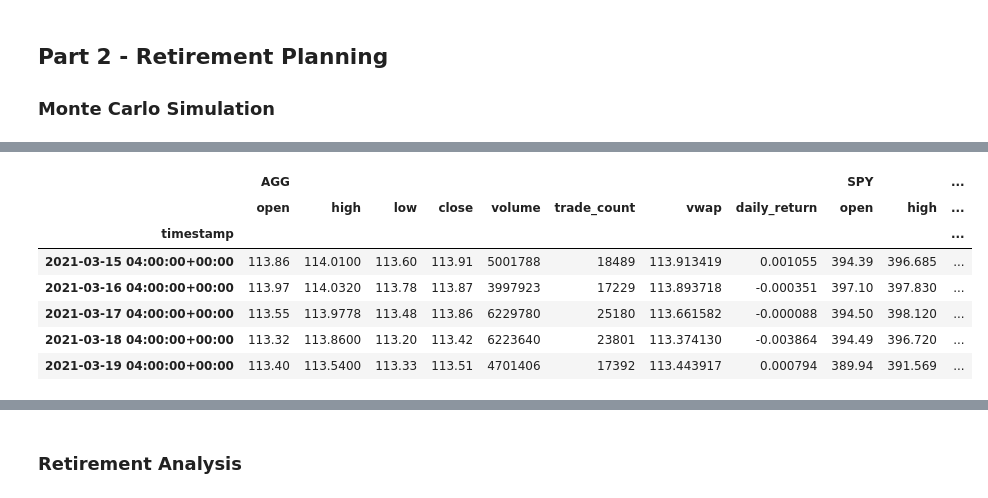
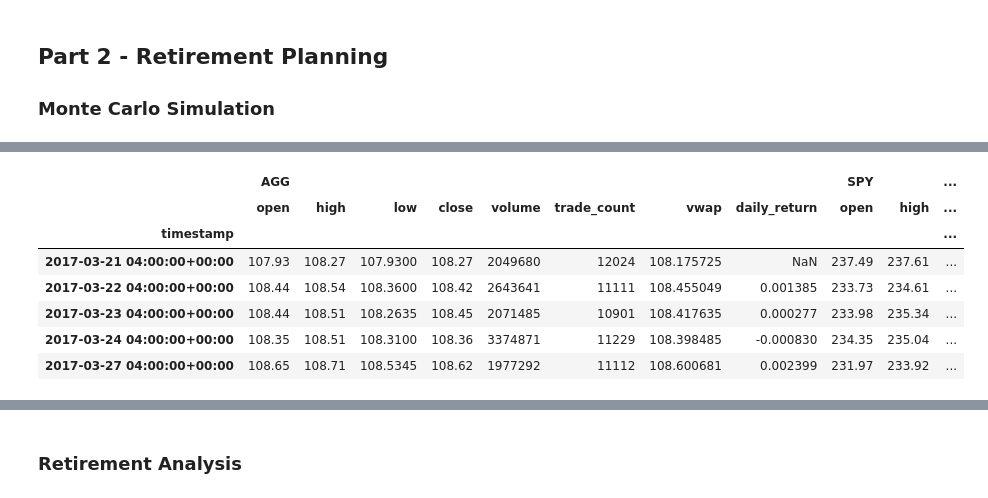
Before and after one commit to atlas-lauren/api_analysis, a Jupyter notebook: financial-planner.ipynb, the cells around one changed output, grey strips where cells are left out. Drawn from its saved outputs; the diff is of its cells as text; code cells hidden in the pictures.

```diff
--- a/financial-planner.ipynb
+++ b/financial-planner.ipynb
@@ -185,14 +185,14 @@ my_spy = 50
 # Next I want to make sure the API key returned correctly by checking if the variable is a string type now.
 # We use the .env file, and then check the type rather than printing the actual key, in order to ensure that our private API keys don't get leaked publicly.
 APCA_API_SECRET_KEY = os.getenv("alpaca_secret")
-type(alpaca_secret)==str
+type(APCA_API_SECRET_KEY)==str
 
 # This returned True, but after I tried to fetch from Alpaca I realized I needed the key variables to match the specific
 # variables used by Alpaca. I renamed the variables and want to load the public key from my .env as well.
 APCA_API_KEY_ID = os.getenv("alpaca_api")
-type(alpaca_api)==str
+type(APCA_API_KEY_ID)==str
 
 
 # Create the Alpaca API object
 # This is slightly different because get bars is no longer the thing. Our instructor gave us help to re-work the starter file to account for the deprecation of the Alpaca get_barset function, and replacement with get_bars
-tradeapi = REST()
+tradeapi = REST(APCA_API_KEY_ID, APCA_API_SECRET_KEY)
@@ -405,11 +403,11 @@ df_stock_data.head()
 # First need to cinfigure the data using the MCSimulation function.
 # I want to write a function so I can reconfigure the weights in the portfolio later and run the simulation again easily.
 def mc_config(df, weights, num_simulation, num_trading_days):
-    mc_df = MCSimulation(portfolio_data=df,
+    mc_sim_obj = MCSimulation(portfolio_data=df,
         weights=weights,
         num_simulation=num_simulation,
         num_trading_days=num_trading_days)
-    return mc_df.portfolio_data
+    return mc_sim_obj
 
 mc_config(df_stock_data, [.40, .60], 100, 252*30)
 # %% [output]
@@ -431,5 +415,3 @@ mc_config(df_stock_data, [.40, .60], 100, 252*30)
 # %%
 # Save my configured data as a new variable:
 mc_df_weight_40SPY_60AGG = mc_config(df_stock_data, [.40, .60], 100, 252*30)
-mc_df_weight_40SPY_60AGG = mc_df_weight_40SPY_60AGG.dropna()
-mc_df_weight_40SPY_60AGG.head()
@@ -445,15 +418,15 @@ mc_df_weight_40SPY_60AGG.head()
 # %%
 # Printing the simulation input data
-mc_df_weight_40SPY_60AGG.tail()
+mc_df_weight_40SPY_60AGG.portfolio_data.head()
 # %% [output]
 |  | AGG |  |  |  |  |  |  |  | SPY |  | ... |
 |  | open | high | low | close | volume | trade_count | vwap | daily_return | open | high | ... |
 | timestamp |  |  |  |  |  |  |  |  |  |  | ... |
-| 2021-03-15 04:00:00+00:00 | 113.86 | 114.0100 | 113.60 | 113.91 | 5001788 | 18489 | 113.913419 | 0.001055 | 394.39 | 396.685 | ... |
-| 2021-03-16 04:00:00+00:00 | 113.97 | 114.0320 | 113.78 | 113.87 | 3997923 | 17229 | 113.893718 | -0.000351 | 397.10 | 397.830 | ... |
-| 2021-03-17 04:00:00+00:00 | 113.55 | 113.9778 | 113.48 | 113.86 | 6229780 | 25180 | 113.661582 | -0.000088 | 394.50 | 398.120 | ... |
-| 2021-03-18 04:00:00+00:00 | 113.32 | 113.8600 | 113.20 | 113.42 | 6223640 | 23801 | 113.374130 | -0.003864 | 394.49 | 396.720 | ... |
-| 2021-03-19 04:00:00+00:00 | 113.40 | 113.5400 | 113.33 | 113.51 | 4701406 | 17392 | 113.443917 | 0.000794 | 389.94 | 391.569 | ... |
+| 2017-03-21 04:00:00+00:00 | 107.93 | 108.27 | 107.9300 | 108.27 | 2049680 | 12024 | 108.175725 | NaN | 237.49 | 237.61 | ... |
+| 2017-03-22 04:00:00+00:00 | 108.44 | 108.54 | 108.3600 | 108.42 | 2643641 | 11111 | 108.455049 | 0.001385 | 233.73 | 234.61 | ... |
+| 2017-03-23 04:00:00+00:00 | 108.44 | 108.51 | 108.2635 | 108.45 | 2071485 | 10901 | 108.417635 | 0.000277 | 233.98 | 235.34 | ... |
+| 2017-03-24 04:00:00+00:00 | 108.35 | 108.51 | 108.3100 | 108.36 | 3374871 | 11229 | 108.398485 | -0.000830 | 234.35 | 235.04 | ... |
+| 2017-03-27 04:00:00+00:00 | 108.65 | 108.71 | 108.5345 | 108.62 | 1977292 | 11112 | 108.600681 | 0.002399 | 231.97 | 233.92 | ... |
 # %%
 # Running a Monte Carlo simulation to forecast 30 years cumulative returns
 mc_df_weight_40SPY_60AGG.calc_cumulative_return()
```
Also changed, not shown: parts of 24 cells of this notebook.
